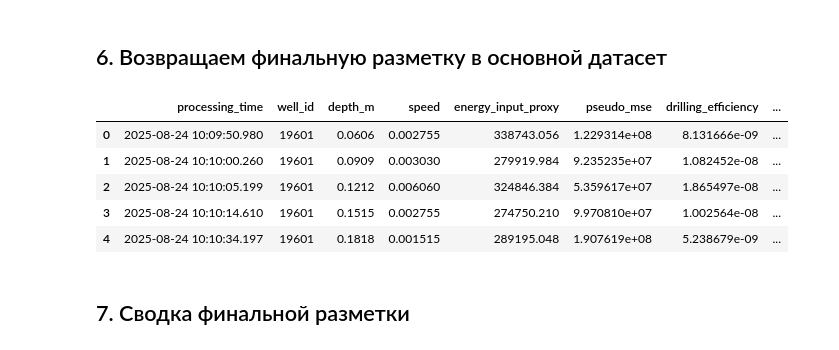
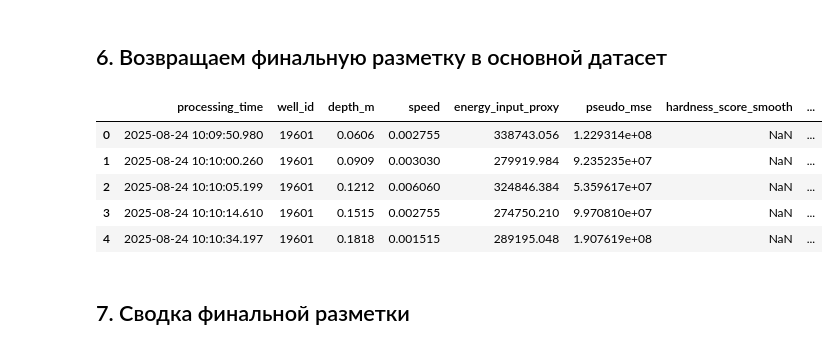
Before and after one commit to qa1roO/OptimalDrilling, a Jupyter notebook: notebooks/rock_energy_segment.ipynb, the cells around one changed output. Cells and saved outputs as stored; diff of their text form; code cells hidden in the pictures.

```diff
--- a/notebooks/rock_energy_segment.ipynb
+++ b/notebooks/rock_energy_segment.ipynb
@@ -224,0 +178,20 @@ hardness_score_smooth = zscore(log1p(pseudo_mse_roll_median_60))
+# %%
+def zscore(s):
+    std = s.std()
+    if not np.isfinite(std) or std < EPS:
+        return pd.Series(np.zeros(len(s)), index=s.index)
+    return (s - s.mean()) / (std + EPS)
+
+# Основной непрерывный признак энергоёмкости.
+# Он основан только на сглаженном log-pseudo-MSE по окну 60.
+df["hardness_score_smooth"] = zscore(df["log_pseudo_mse_roll_median_60"])
+
+HARDNESS_FEATURES = ["hardness_score_smooth"]
+
+print("Hardness features:")
+print(HARDNESS_FEATURES)
+
+display(df[HARDNESS_FEATURES + [
+    "log_pseudo_mse",
+    "log_pseudo_mse_roll_median_60",
+]].describe(percentiles=[.01, .05, .5, .95, .99]))
@@ -237,7 +224,6 @@ SEGMENT_SIZE = 60
 segment_df = df.dropna(subset=[
     "hardness_score_smooth",
     "pseudo_mse_roll_median_60",
-    "drilling_efficiency_roll_median_60",
     "speed",
 ]).copy()
 
@@ -254,7 +240,6 @@ segments = (
         rows=("speed", "size"),
         hardness_segment=("hardness_score_smooth", "median"),
         pseudo_mse_segment=("pseudo_mse_roll_median_60", "median"),
-        efficiency_segment=("drilling_efficiency_roll_median_60", "median"),
         speed_segment=("speed", "median"),
     )
     .reset_index()
@@ -281,7 +266,6 @@ display(
         rows=("rows", "sum"),
         hardness_segment=("hardness_segment", "median"),
         pseudo_mse_segment=("pseudo_mse_segment", "median"),
-        efficiency_segment=("efficiency_segment", "median"),
         speed_segment=("speed_segment", "median"),
     )
     .sort_values("hardness_segment")
@@ -305,40 +289,39 @@ merge_cols = [
 ]
 
 df_out = df.merge(
     segment_df[merge_cols],
     on=["processing_time", "well_id"],
     how="left",
     suffixes=("", "_segment"),
 )
 
 if "depth_m" not in df_out.columns:
     if "depth" not in df_out.columns:
         raise ValueError("df_out lost depth/depth_m before save")
     df_out["depth_m"] = df_out["depth"]
 df_out["depth_m"] = pd.to_numeric(df_out["depth_m"], errors="coerce")
 
 df_out["rock_energy_type_final"] = df_out["energy_type_segment_quantile"]
 
 display(df_out[[
     "processing_time",
     "well_id",
     "depth_m",
     "speed",
     "energy_input_proxy",
     "pseudo_mse",
-    "drilling_efficiency",
     "hardness_score_smooth",
     "segment_id",
     "hardness_segment",
     "rock_energy_type_final",
 ]].head())
 # %% [output]
-|  | processing_time | well_id | depth_m | speed | energy_input_proxy | pseudo_mse | drilling_efficiency | ... |
-| 0 | 2025-08-24 10:09:50.980 | 19601 | 0.0606 | 0.002755 | 338743.056 | 1.229314e+08 | 8.131666e-09 | ... |
-| 1 | 2025-08-24 10:10:00.260 | 19601 | 0.0909 | 0.003030 | 279919.984 | 9.235235e+07 | 1.082452e-08 | ... |
-| 2 | 2025-08-24 10:10:05.199 | 19601 | 0.1212 | 0.006060 | 324846.384 | 5.359617e+07 | 1.865497e-08 | ... |
-| 3 | 2025-08-24 10:10:14.610 | 19601 | 0.1515 | 0.002755 | 274750.210 | 9.970810e+07 | 1.002564e-08 | ... |
-| 4 | 2025-08-24 10:10:34.197 | 19601 | 0.1818 | 0.001515 | 289195.048 | 1.907619e+08 | 5.238679e-09 | ... |
+|  | processing_time | well_id | depth_m | speed | energy_input_proxy | pseudo_mse | hardness_score_smooth | ... |
+| 0 | 2025-08-24 10:09:50.980 | 19601 | 0.0606 | 0.002755 | 338743.056 | 1.229314e+08 | NaN | ... |
+| 1 | 2025-08-24 10:10:00.260 | 19601 | 0.0909 | 0.003030 | 279919.984 | 9.235235e+07 | NaN | ... |
+| 2 | 2025-08-24 10:10:05.199 | 19601 | 0.1212 | 0.006060 | 324846.384 | 5.359617e+07 | NaN | ... |
+| 3 | 2025-08-24 10:10:14.610 | 19601 | 0.1515 | 0.002755 | 274750.210 | 9.970810e+07 | NaN | ... |
+| 4 | 2025-08-24 10:10:34.197 | 19601 | 0.1818 | 0.001515 | 289195.048 | 1.907619e+08 | NaN | ... |
 # %% [markdown]
 ## 7. Сводка финальной разметки
 # %%
```
Also changed, not shown: parts of 12 cells of this notebook, 27 other files.
